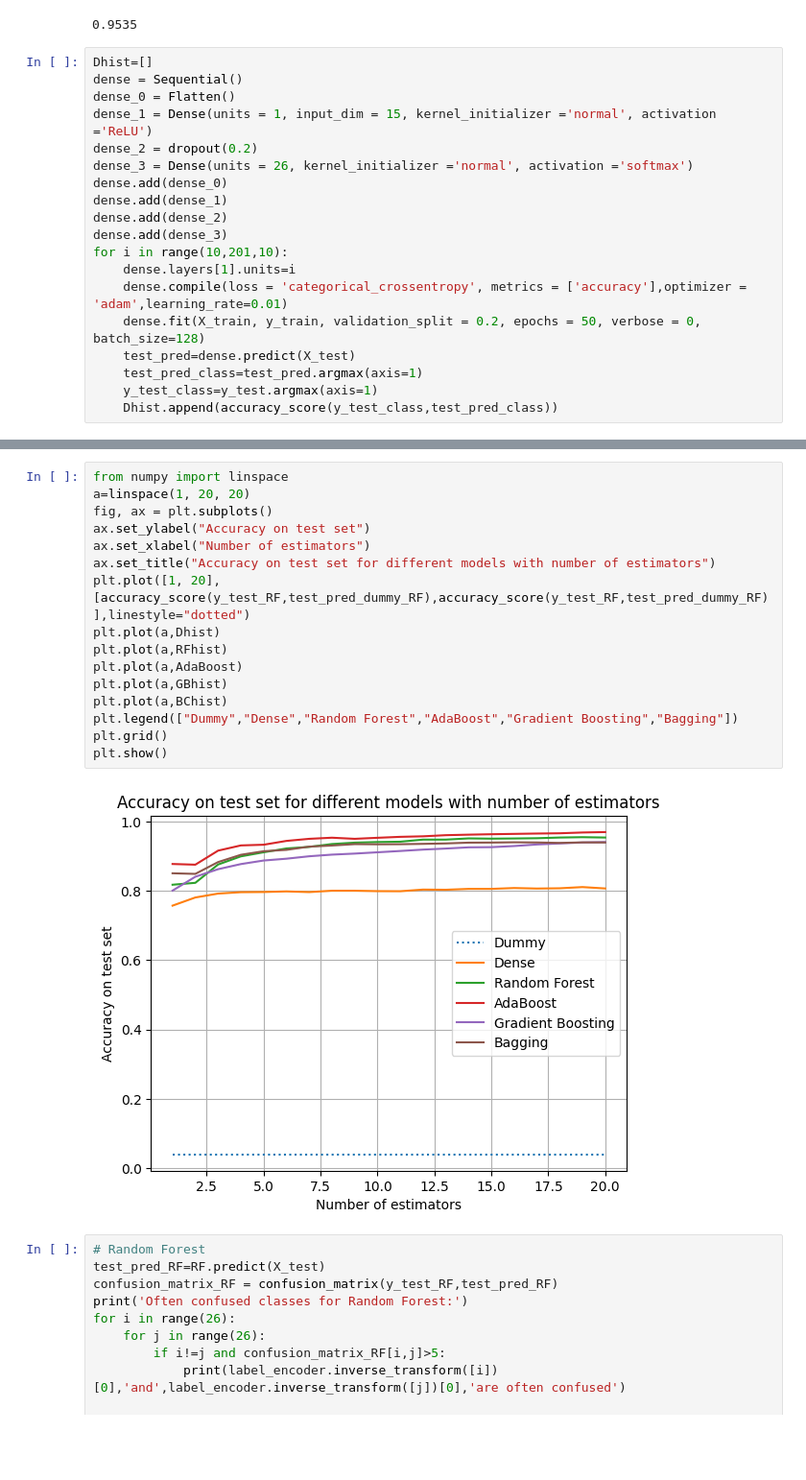
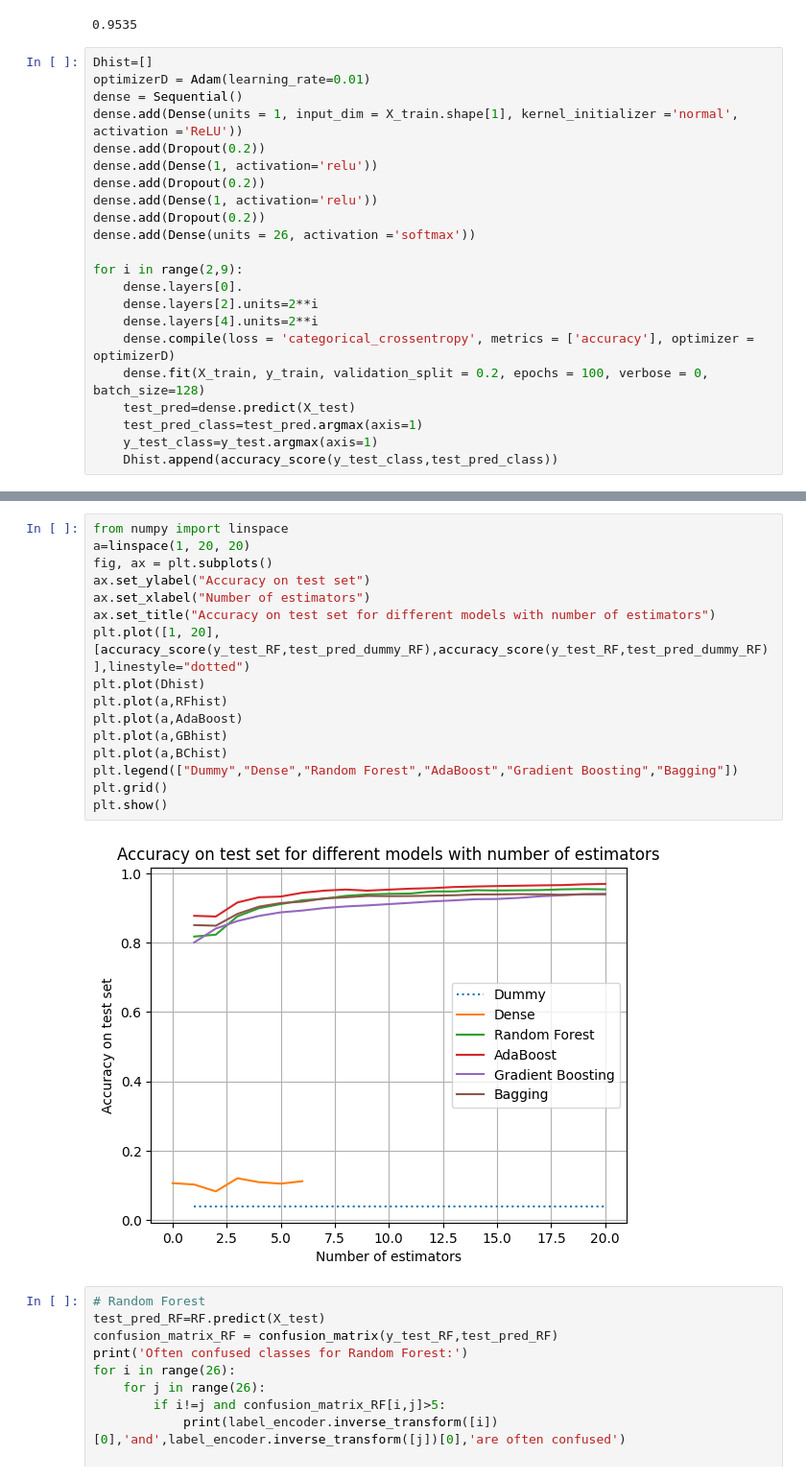
Before and after one commit to MisuFala/MLProject, a Jupyter notebook: ML_Project_Villet_Marechal.ipynb, the cells around one changed output, grey strips where cells are left out. Shown at 96% size. Cells and saved outputs as stored; diff of their text form; blank space fills up the shorter version.

```diff
--- a/ML_Project_Villet_Marechal.ipynb
+++ b/ML_Project_Villet_Marechal.ipynb
@@ -208,19 +208,22 @@ print(RFhist[-1])
 0.9535
 # %%
 Dhist=[]
+optimizerD = Adam(learning_rate=0.01)
 dense = Sequential()
-dense_0 = Flatten()
-dense_1 = Dense(units = 1, input_dim = 15, kernel_initializer ='normal', activation ='ReLU')
-dense_2 = dropout(0.2)
-dense_3 = Dense(units = 26, kernel_initializer ='normal', activation ='softmax')
-dense.add(dense_0)
-dense.add(dense_1)
-dense.add(dense_2)
-dense.add(dense_3)
-for i in range(10,201,10):
-    dense.layers[1].units=i
-    dense.compile(loss = 'categorical_crossentropy', metrics = ['accuracy'],optimizer = 'adam',learning_rate=0.01)
-    dense.fit(X_train, y_train, validation_split = 0.2, epochs = 50, verbose = 0, batch_size=128)
+dense.add(Dense(units = 1, input_dim = X_train.shape[1], kernel_initializer ='normal', activation ='ReLU'))
+dense.add(Dropout(0.2))
+dense.add(Dense(1, activation='relu'))
+dense.add(Dropout(0.2))
+dense.add(Dense(1, activation='relu'))
+dense.add(Dropout(0.2))
+dense.add(Dense(units = 26, activation ='softmax'))
+
+for i in range(2,9):
+    dense.layers[0].
+    dense.layers[2].units=2**i
+    dense.layers[4].units=2**i
+    dense.compile(loss = 'categorical_crossentropy', metrics = ['accuracy'], optimizer = optimizerD)
+    dense.fit(X_train, y_train, validation_split = 0.2, epochs = 100, verbose = 0, batch_size=128)
     test_pred=dense.predict(X_test)
     test_pred_class=test_pred.argmax(axis=1)
     y_test_class=y_test.argmax(axis=1)
@@ -249,21 +259,21 @@ for i in range(10,201,10):
 # %%
 from numpy import linspace
 a=linspace(1, 20, 20)
 fig, ax = plt.subplots()
 ax.set_ylabel("Accuracy on test set")
 ax.set_xlabel("Number of estimators")
 ax.set_title("Accuracy on test set for different models with number of estimators")
 plt.plot([1, 20],[accuracy_score(y_test_RF,test_pred_dummy_RF),accuracy_score(y_test_RF,test_pred_dummy_RF)],linestyle="dotted")
-plt.plot(a,Dhist)
+plt.plot(Dhist)
 plt.plot(a,RFhist)
 plt.plot(a,AdaBoost)
 plt.plot(a,GBhist)
 plt.plot(a,BChist)
 plt.legend(["Dummy","Dense","Random Forest","AdaBoost","Gradient Boosting","Bagging"])
 plt.grid()
 plt.show()
 # %% [output]
-[figure, old version]
+[figure, new version]
 # %%
 # Random Forest
 test_pred_RF=RF.predict(X_test)
```
Also changed, not shown: parts of 8 cells of this notebook.
